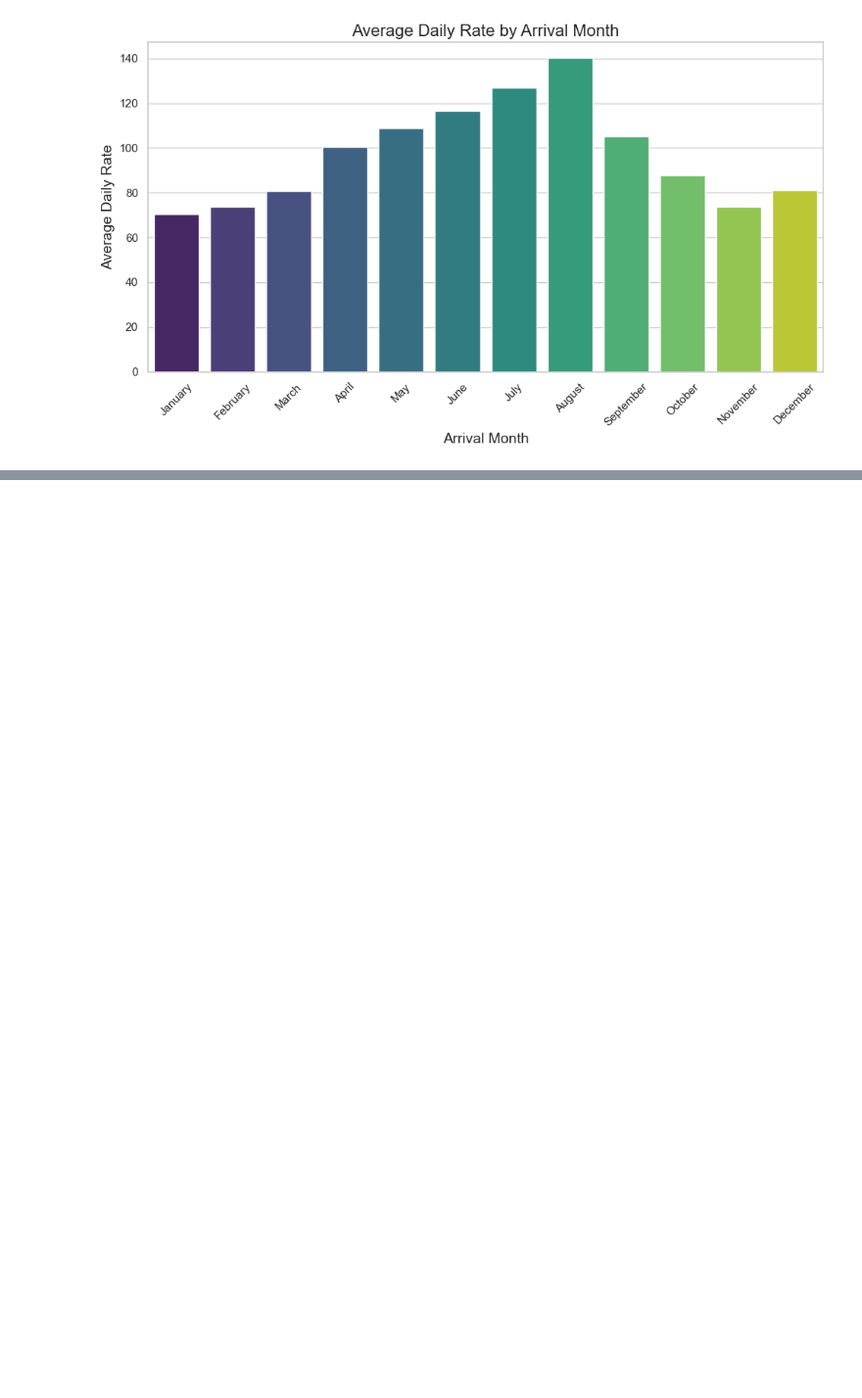
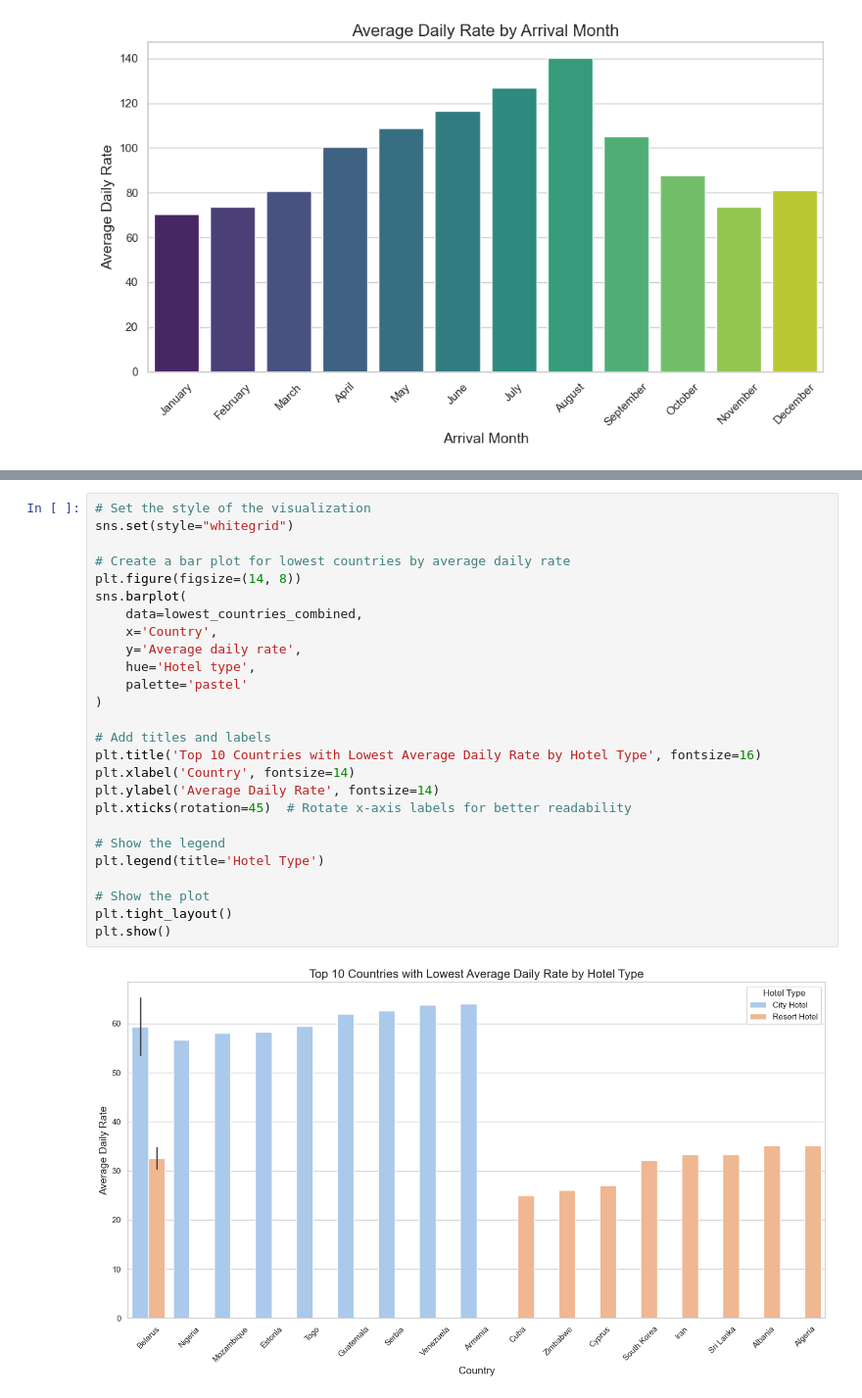
Before and after one commit to Kathyvng/Project1_Group6, a Jupyter notebook: Kathy_Analysis/Hotel_Price_Fluctuations.ipynb, the cells around one changed output, grey strips where cells are left out. Shown: that part at 98% size. Cells and saved outputs as stored; diff of their text form; blank space fills up the shorter version.

```diff
--- a/Kathy_Analysis/Hotel_Price_Fluctuations.ipynb
+++ b/Kathy_Analysis/Hotel_Price_Fluctuations.ipynb
@@ -601,0 +628,28 @@ Passing `palette` without assigning `hue` is deprecated and will be removed in v
+# %%
+# Set the style of the visualization
+sns.set(style="whitegrid")
+
+# Create a bar plot for lowest countries by average daily rate
+plt.figure(figsize=(14, 8))
+sns.barplot(
+    data=lowest_countries_combined,
+    x='Country',
+    y='Average daily rate',
+    hue='Hotel type',
+    palette='pastel'
+)
+
+# Add titles and labels
+plt.title('Top 10 Countries with Lowest Average Daily Rate by Hotel Type', fontsize=16)
+plt.xlabel('Country', fontsize=14)
+plt.ylabel('Average Daily Rate', fontsize=14)
+plt.xticks(rotation=45)  # Rotate x-axis labels for better readability
+
+# Show the legend
+plt.legend(title='Hotel Type')
+
+# Show the plot
+plt.tight_layout()
+plt.show()
+# %% [output]
+[figure, added]
```
Also changed, not shown: parts of 9 cells of this notebook.
